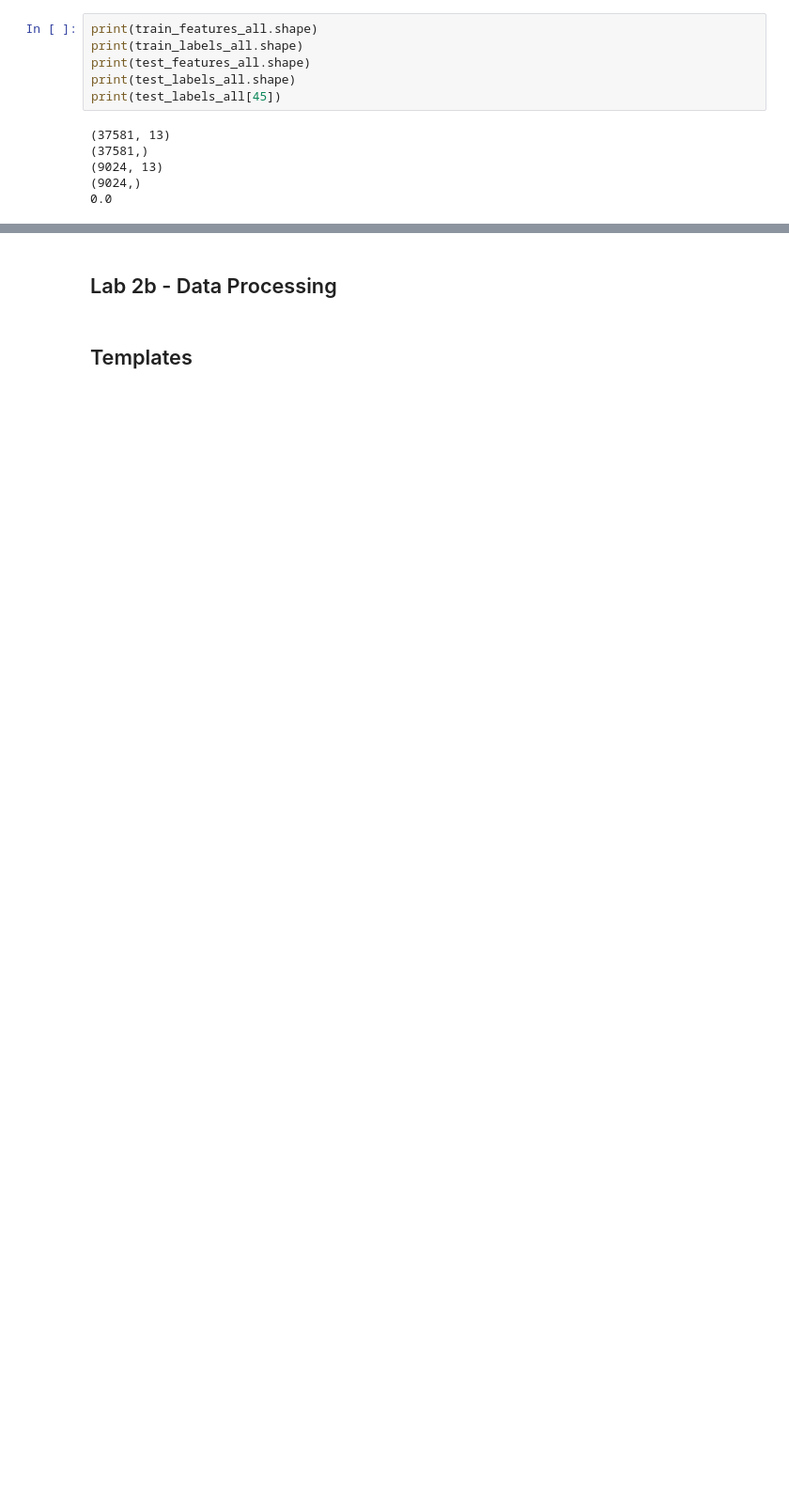
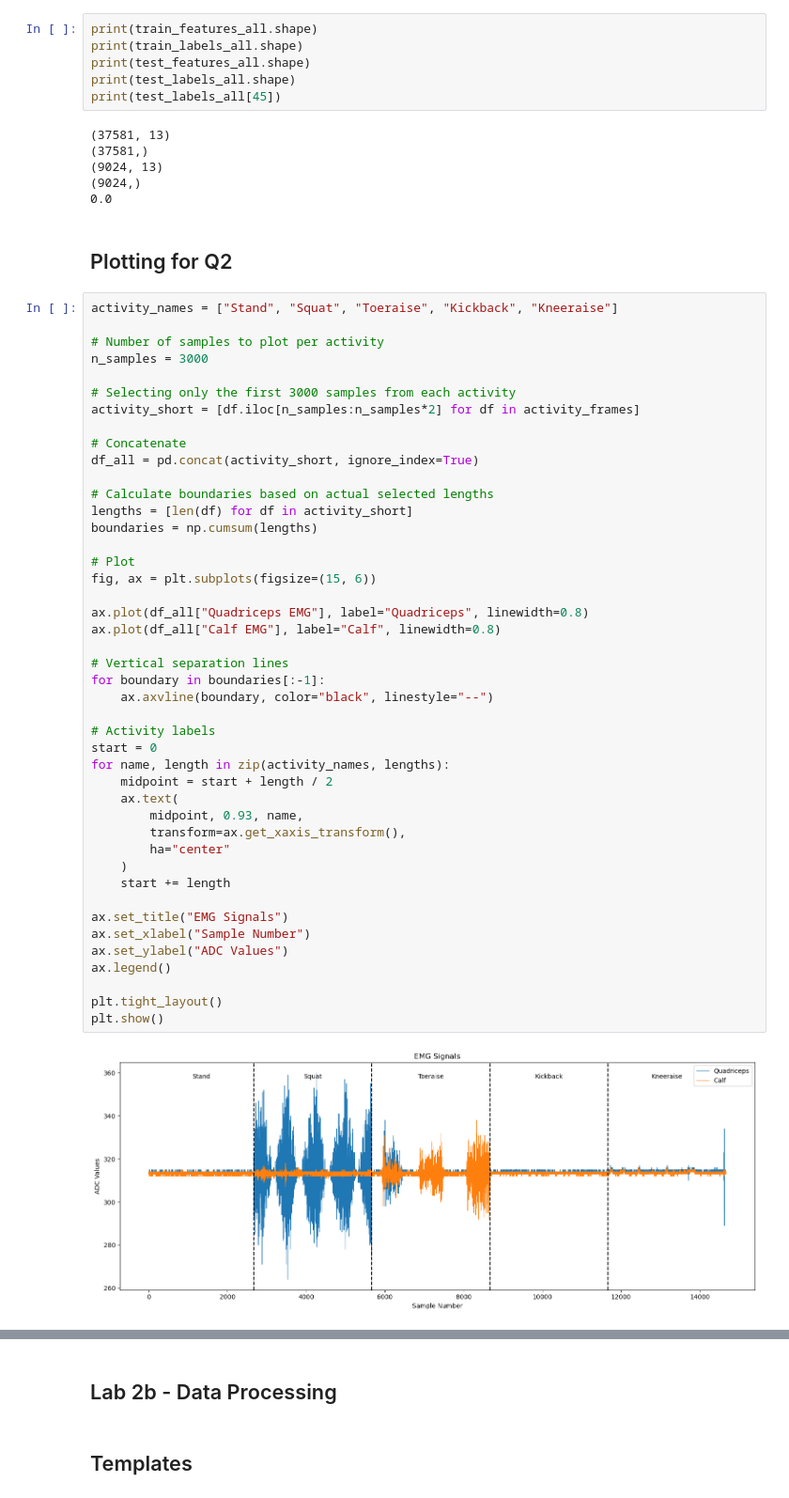
Before and after one commit to groggero/Wearables_Laboratories, a Jupyter notebook: LAB_2/data_movement/movement_lab2.ipynb, the cells around one changed output, grey strips where cells are left out. Shown at 94% size. Saved outputs shown, nothing was run; the diff lists cells and outputs as text; blank space fills up the shorter version.

Commit message:
First Q2

```diff
--- a/LAB_2/data_movement/movement_lab2.ipynb
+++ b/LAB_2/data_movement/movement_lab2.ipynb
@@ -367,3 +371,51 @@ print(test_labels_all[45])
 (9024, 13)
 (9024,)
 0.0
+# %% [markdown]
+## Plotting for Q2
+# %%
+activity_names = ["Stand", "Squat", "Toeraise", "Kickback", "Kneeraise"]
+
+# Number of samples to plot per activity
+n_samples = 3000
+
+# Selecting only the first 3000 samples from each activity
+activity_short = [df.iloc[n_samples:n_samples*2] for df in activity_frames]
+
+# Concatenate
+df_all = pd.concat(activity_short, ignore_index=True)
+
+# Calculate boundaries based on actual selected lengths
+lengths = [len(df) for df in activity_short]
+boundaries = np.cumsum(lengths)
+
+# Plot
+fig, ax = plt.subplots(figsize=(15, 6))
+
+ax.plot(df_all["Quadriceps EMG"], label="Quadriceps", linewidth=0.8)
+ax.plot(df_all["Calf EMG"], label="Calf", linewidth=0.8)
+
+# Vertical separation lines
+for boundary in boundaries[:-1]:
+    ax.axvline(boundary, color="black", linestyle="--")
+
+# Activity labels
+start = 0
+for name, length in zip(activity_names, lengths):
+    midpoint = start + length / 2
+    ax.text(
+        midpoint, 0.93, name,
+        transform=ax.get_xaxis_transform(),
+        ha="center"
+    )
+    start += length
+
+ax.set_title("EMG Signals")
+ax.set_xlabel("Sample Number")
+ax.set_ylabel("ADC Values")
+ax.legend()
+
+plt.tight_layout()
+plt.show()
+# %% [output]
+[figure, added]
```
Also changed, not shown: parts of 6 cells of this notebook, 1 other file.
